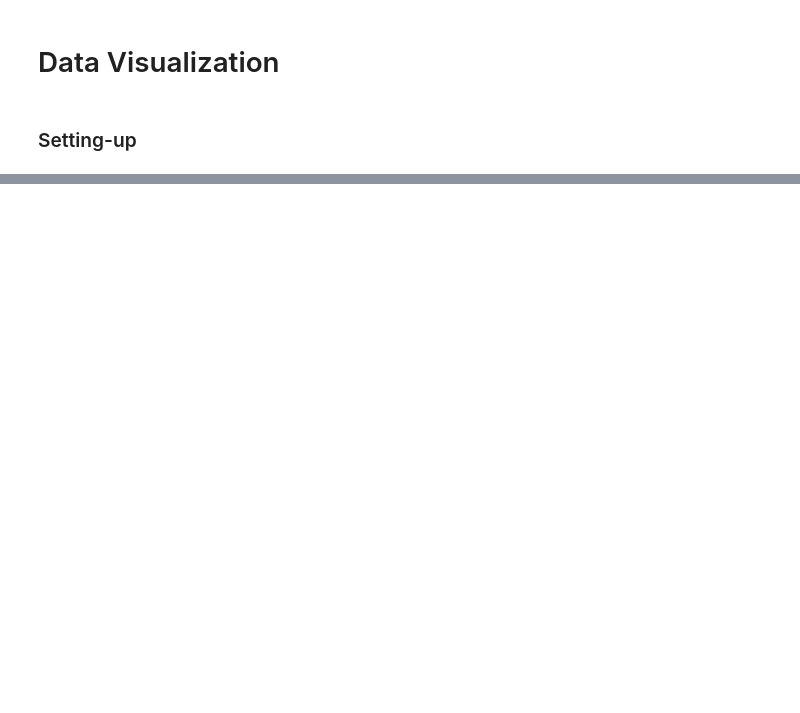
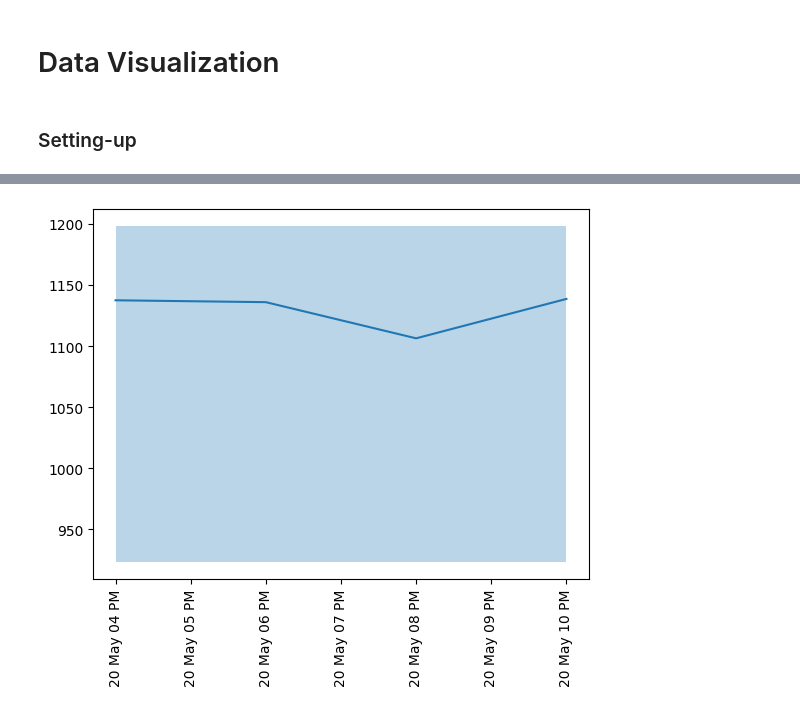
Before and after one commit to adelindonesia/project, a Jupyter notebook: second_version/data_cleaning/data_visualization.ipynb, the cells around one changed output, grey strips where cells are left out. Cells and saved outputs as stored; diff of their text form; code cells hidden in the pictures; blank space fills up the shorter version.

```diff
--- a/second_version/data_cleaning/data_visualization.ipynb
+++ b/second_version/data_cleaning/data_visualization.ipynb
@@ -34,0 +130,4 @@ sao_paulo.describe()
+# %%
+plot_df(df = lufthansa_air_nyc)
+# %% [output]
+[figure, added]
```
Also changed, not shown: parts of 20 cells of this notebook, 10 other files.
